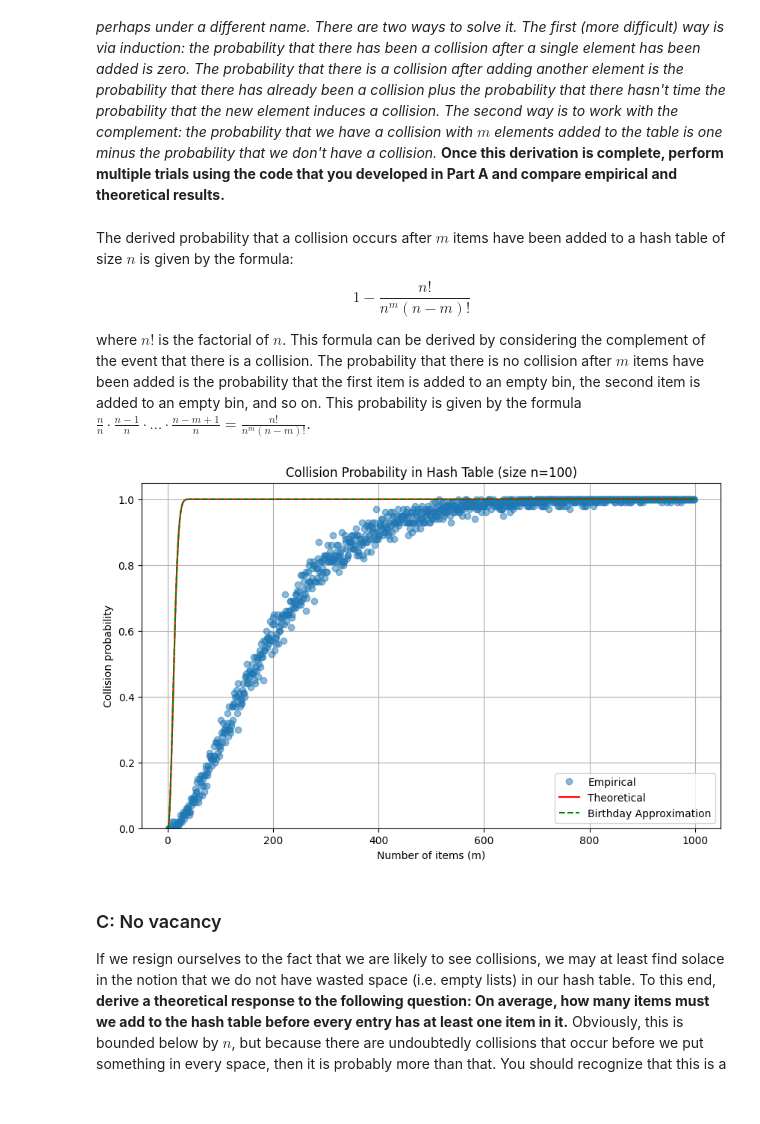
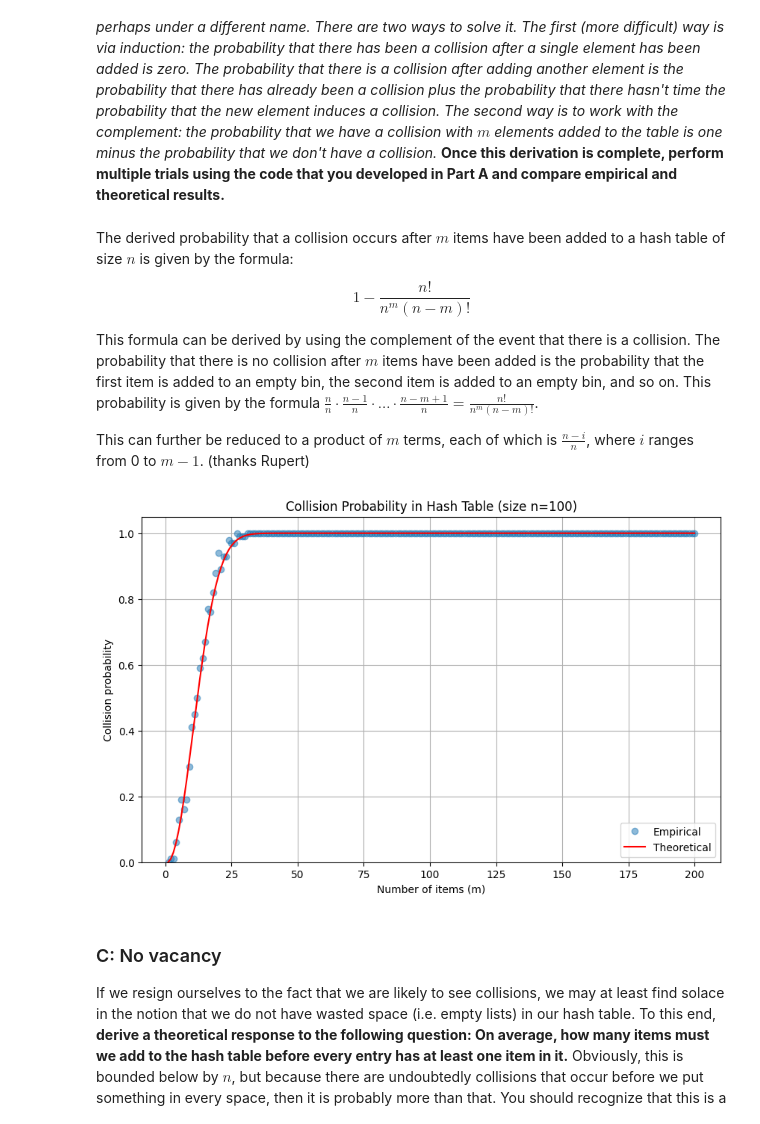
Before and after one commit to cake-dev/InfoRandoClass, a Jupyter notebook: computing_assignment_2_hashes.ipynb, the cells around one changed output. Saved outputs shown, nothing was run; the diff lists cells and outputs as text; code cells hidden in the pictures.

```diff
--- a/computing_assignment_2_hashes.ipynb
+++ b/computing_assignment_2_hashes.ipynb
@@ -40,81 +42,51 @@ The derived probability that a collision occurs after $m$ items have been added
 
 $$1 - \frac{n!}{n^m(n-m)!}$$
 
-where $n!$ is the factorial of $n$.  This formula can be derived by considering the complement of the event that there is a collision.  The probability that there is no collision after $m$ items have been added is the probability that the first item is added to an empty bin, the second item is added to an empty bin, and so on.  This probability is given by the formula $\frac{n}{n} \cdot \frac{n-1}{n} \cdot \ldots \cdot \frac{n-m+1}{n} = \frac{n!}{n^m(n-m)!}$.
+This formula can be derived by using the complement of the event that there is a collision.  The probability that there is no collision after $m$ items have been added is the probability that the first item is added to an empty bin, the second item is added to an empty bin, and so on.  This probability is given by the formula $\frac{n}{n} \cdot \frac{n-1}{n} \cdot \ldots \cdot \frac{n-m+1}{n} = \frac{n!}{n^m(n-m)!}$.
+
+This can further be reduced to a product of $m$ terms, each of which is $\frac{n-i}{n}$, where $i$ ranges from 0 to $m-1$. (thanks Rupert)
 # %%
 import numpy as np
 import matplotlib.pyplot as plt
 from math import log, exp
 
-def collision_chance(n, m):
+def collision_detected(n, m):
     table = populate_hash_table(n, m)
-    return np.sum(table > 1) / n  # sum the number of slots with collisions and divide by n
+    return np.sum(table > 1) > 0 # return 1 if there is a collision
 
-def collision_chance_theoretical(n, m):
-    """
-    Theoretical collision chance after m items inserted into hash table of size n
-    Calculated using a logarithmic approach to avoid factorial overflow
-    """
-    if m > n:
-        # When m > n, collision is guaranteed by pigeonhole principle
-        return 1.0
 
-    # Calculate log of the expression to avoid overflow
-    # log(1 - n!/(n^m * (n-m)!))
+def collision_chance_theoretical_product(n, m):
+    return 1 - np.prod([(n-i)/n for i in range(m)])
 
-    # Calculate log(n!/(n-m)!)
-    log_numerator = sum(log(i) for i in range(n-m+1, n+1))
+n = 100
+ms = range(1, 201)  # range over number items to insert
 
-    # Calculate log(n^m)
-    log_denominator = m * log(n)
+# empirical_probs = [collision_chance(n, m) for m in ms]
+# theoretical_probs = [collision_chance_theoretical_product(n, m) for m in ms]
 
-    # Calculate log of the probability of NO collision
-    log_no_collision = log_numerator - log_denominator
+trials_per_m = 100
 
-    # Convert back to probability of NO collision
-    prob_no_collision = exp(log_no_collision)
+empirical_probs = []
+theoretical_probs = []
+for m in ms:
+    empirical_probs.append(np.mean([collision_detected(n, m) for _ in range(trials_per_m)]))
+    theoretical_probs.append(collision_chance_theoretical_product(n, m))
 
-    # Return probability of collision
-    return 1 - prob_no_collision
 
-# Alternative implementation using the birthday problem formula
-def collision_chance_birthday(n, m):
-    """
-    Theoretical collision chance using the birthday problem approximation
-    """
-    if m > n:
-        return 1.0
+# theoretical_probs = [collision_chance_theoretical_product(n, m) for m in ms]
 
-    # Probability of no collision
-    p_no_collision = 1.0
-    for i in range(m):
-        p_no_collision *= (n - i) / n
-
-    return 1 - p_no_collision
-
-# Setup for plotting
-n = 100 # size of hash table
-ms = range(1, 1000)  # Range of m values to plot (number of items inserted)
-
-# Calculate empirical and theoretical probabilities
-empirical_probs = [collision_chance(n, m) for m in ms]
-theoretical_probs = [collision_chance_theoretical(n, m) for m in ms]
-birthday_probs = [collision_chance_birthday(n, m) for m in ms]
-
-# Create plot
 plt.figure(figsize=(10, 6))
 plt.plot(ms, empirical_probs, 'o', alpha=0.5, label='Empirical')
 plt.plot(ms, theoretical_probs, 'r-', label='Theoretical')
-plt.plot(ms, birthday_probs, 'g--', label='Birthday Approximation')
 plt.xlabel('Number of items (m)')
 plt.ylabel('Collision probability')
 plt.title(f'Collision Probability in Hash Table (size n={n})')
 plt.legend()
 plt.grid(True)
 plt.ylim(0, 1.05)
 plt.show()
 # %% [output]
-[figure, old version]
+[figure, new version]
 # %% [markdown]
 ### C: No vacancy
 If we resign ourselves to the fact that we are likely to see collisions, we may at least find solace in the notion that we do not have wasted space (i.e. empty lists) in our hash table.  To this end, **derive a theoretical response to the following question: On average, how many items must we add to the hash table before every entry has at least one item in it.** Obviously, this is bounded below by $n$, but because there are undoubtedly collisions that occur before we put something in every space, then it is probably more than that.  You should recognize that this is a problem that we have already solved (in the context of testing the quality of random number generators), but cast in different terms - but the solutions are the same.  **Verify your theoretical response with empirical evidence (you will probably have to modify your hash simulator to answer this question).**
```
Also changed, not shown: parts of 5 cells of this notebook, 1 other file.
